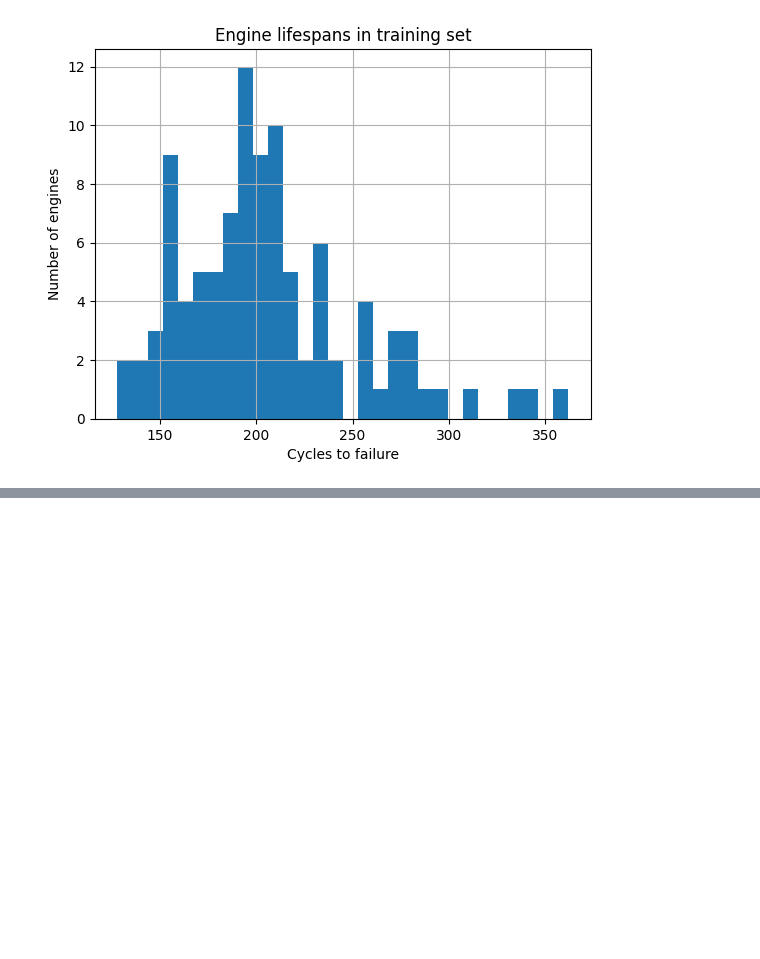
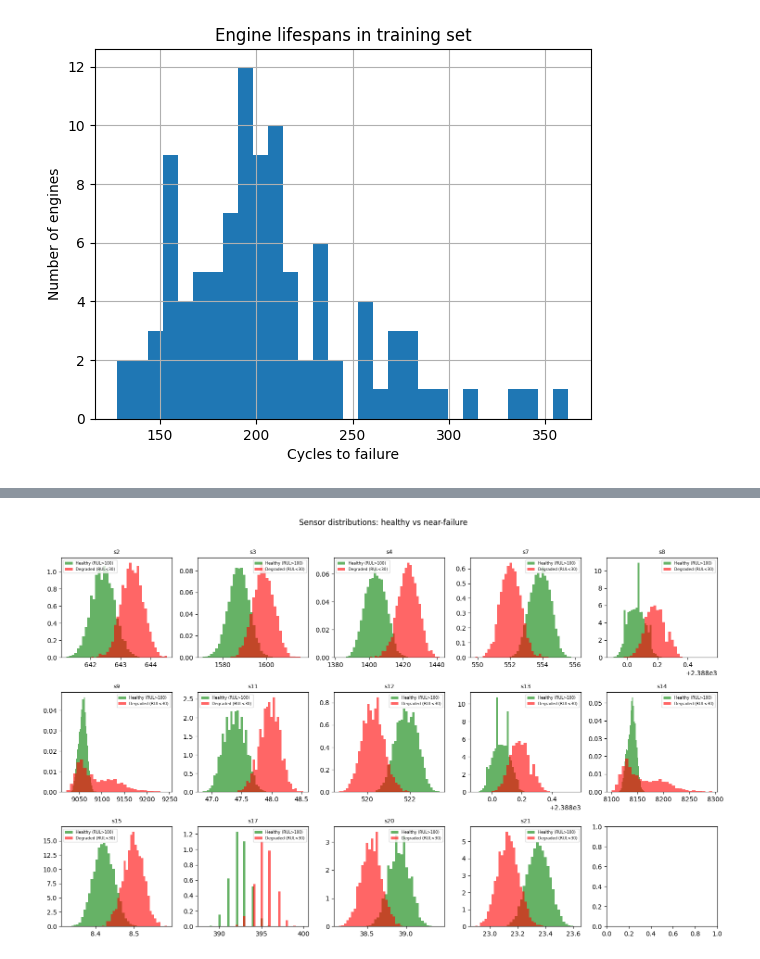
Before and after one commit to HeshaGamage/predictive-maintenance-industrial-ai, a Jupyter notebook: notebooks/01_data_exploration.ipynb, the cells around one changed output, grey strips where cells are left out. Saved outputs shown, nothing was run; the diff lists cells and outputs as text; code cells hidden in the pictures; blank space fills up the shorter version.

```diff
--- a/notebooks/01_data_exploration.ipynb
+++ b/notebooks/01_data_exploration.ipynb
@@ -52,0 +164,20 @@ Name: cycle, dtype: float64
+# %%
+healthy = train[train['RUL'] > 100]
+degraded = train[train['RUL'] < 30]
+
+fig, axes = plt.subplots(3, 5, figsize=(15, 9))
+axes = axes.flatten()
+
+for i, sensor in enumerate(useful[:14]):
+    axes[i].hist(healthy[sensor], bins=30, alpha=0.6,
+                 label='Healthy (RUL>100)', color='green', density=True)
+    axes[i].hist(degraded[sensor], bins=30, alpha=0.6,
+                 label='Degraded (RUL<30)', color='red', density=True)
+    axes[i].set_title(sensor, fontsize=9)
+    axes[i].legend(fontsize=6)
+
+plt.suptitle('Sensor distributions: healthy vs near-failure', y=1.02)
+plt.tight_layout()
+plt.show()
+# %% [output]
+[figure, added]
```
Also changed, not shown: parts of 8 cells of this notebook.
